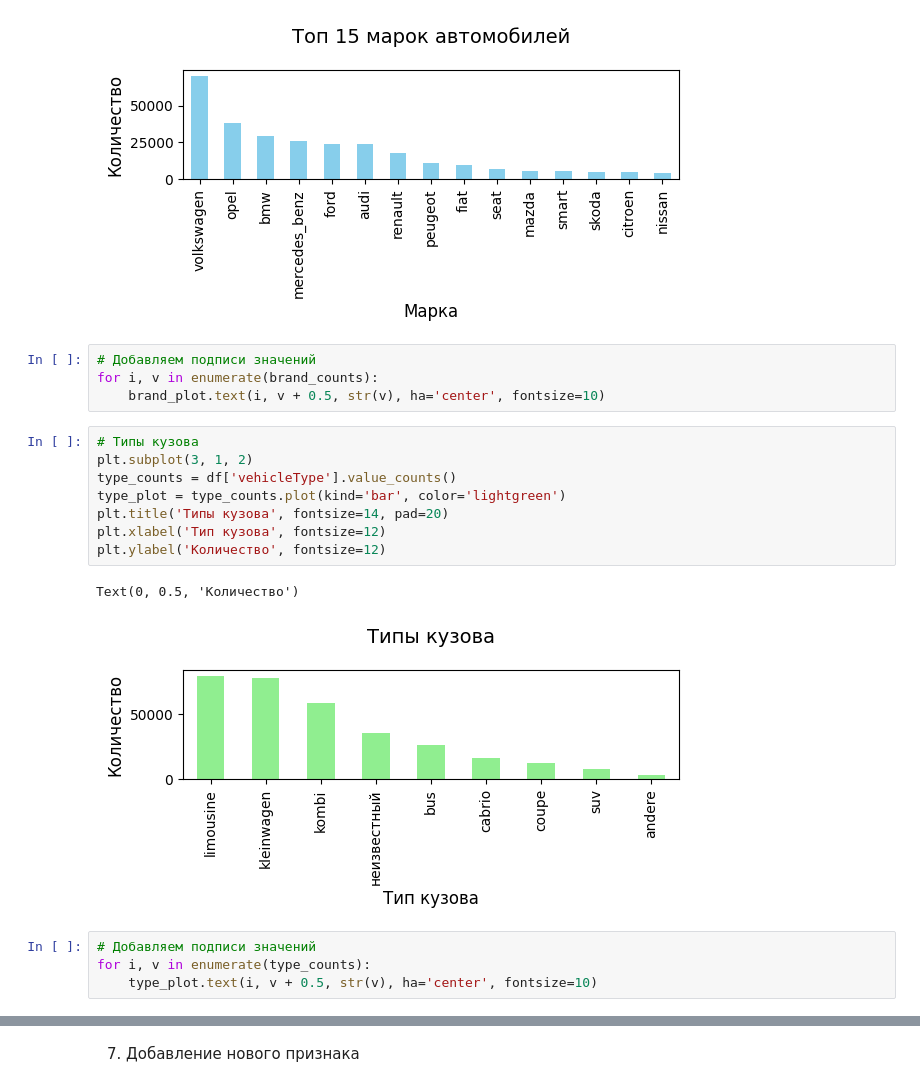
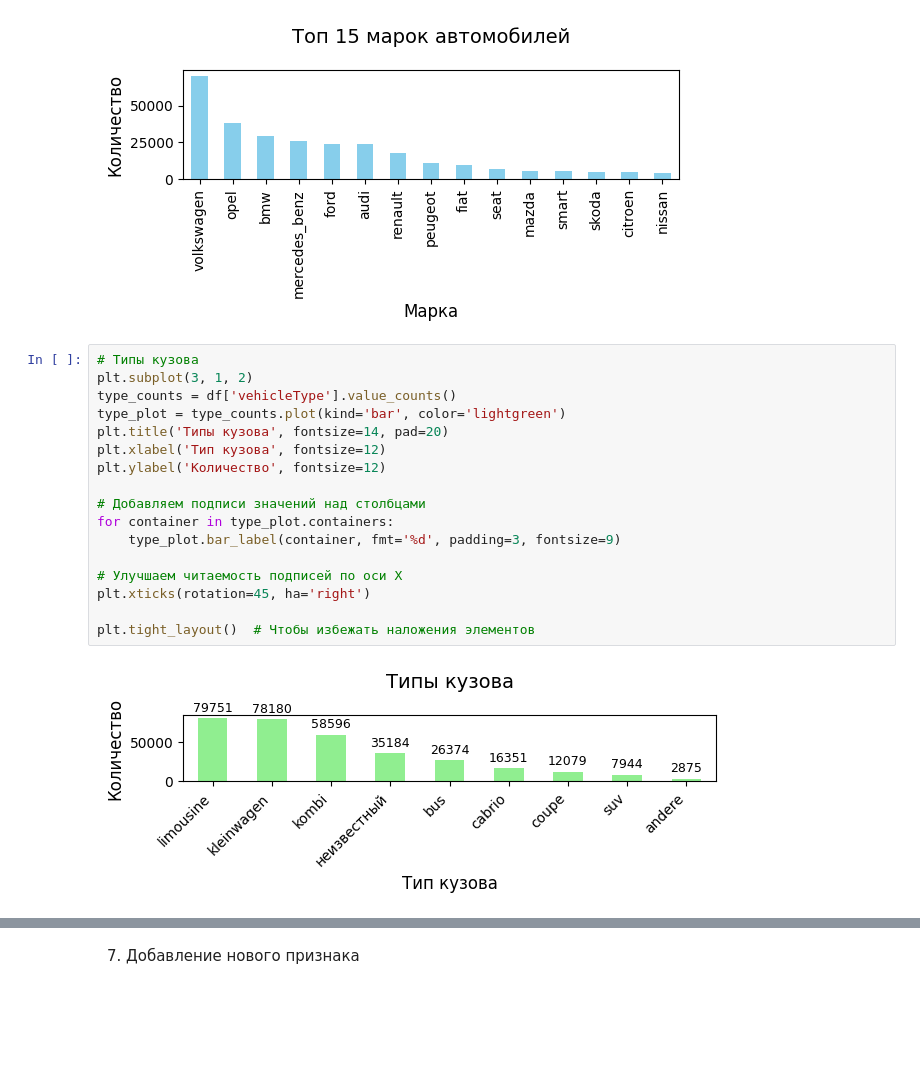
Before and after one commit to badend11ng/ML, a Jupyter notebook: LR_1_1.ipynb, the cells around one changed output, grey strips where cells are left out. Drawn from its saved outputs; the diff is of its cells as text; blank space fills up the shorter version.

Commit message:
подписи к графикам

```diff
--- a/LR_1_1.ipynb
+++ b/LR_1_1.ipynb
@@ -453,25 +453,25 @@ plt.ylabel('Количество', fontsize=12)
 # %% [output]
 Text(0, 0.5, 'Количество')
 [figure]
-# %%
-# Добавляем подписи значений
-for i, v in enumerate(brand_counts):
-    brand_plot.text(i, v + 0.5, str(v), ha='center', fontsize=10)
 # %%
 # Типы кузова
 plt.subplot(3, 1, 2)
 type_counts = df['vehicleType'].value_counts()
 type_plot = type_counts.plot(kind='bar', color='lightgreen')
 plt.title('Типы кузова', fontsize=14, pad=20)
 plt.xlabel('Тип кузова', fontsize=12)
 plt.ylabel('Количество', fontsize=12)
+
+# Добавляем подписи значений над столбцами
+for container in type_plot.containers:
+    type_plot.bar_label(container, fmt='%d', padding=3, fontsize=9)
+
+# Улучшаем читаемость подписей по оси X
+plt.xticks(rotation=45, ha='right')
+
+plt.tight_layout()  # Чтобы избежать наложения элементов
 # %% [output]
-Text(0, 0.5, 'Количество')
-[figure, old version]
+[figure, new version]
-# %%
-# Добавляем подписи значений
-for i, v in enumerate(type_counts):
-    type_plot.text(i, v + 0.5, str(v), ha='center', fontsize=10)
 # %%
 # Типы топлива
 plt.subplot(3, 1, 3)
```
Also changed, not shown: parts of 6 cells of this notebook.
